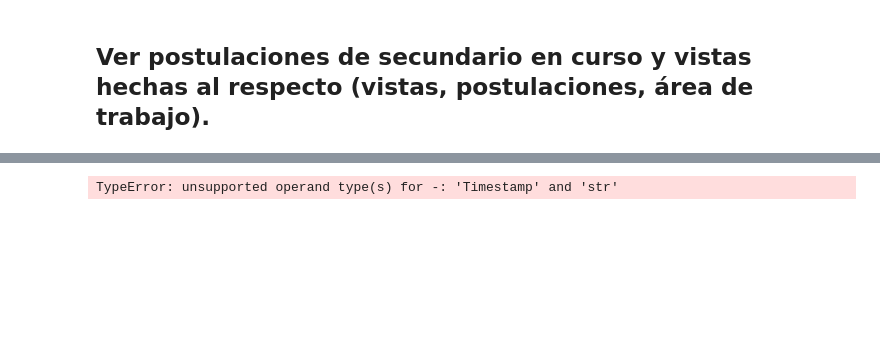
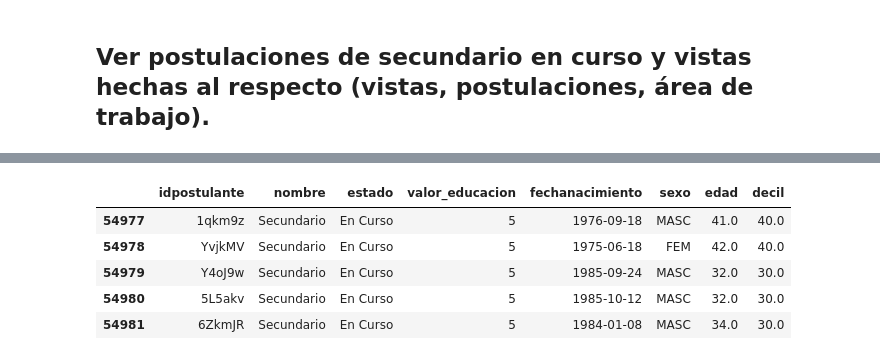
Before and after one commit to PRPablo/dataJobSearches, a Jupyter notebook: exploratoryAnalysis/tp_ariel.ipynb, the cells around one changed output, grey strips where cells are left out. Saved outputs shown, nothing was run; the diff lists cells and outputs as text; code cells hidden in the pictures; blank space fills up the shorter version.

```diff
--- a/exploratoryAnalysis/tp_ariel.ipynb
+++ b/exploratoryAnalysis/tp_ariel.ipynb
@@ -102,6 +130,0 @@ print(now)
-# %%
-pd.to_datetime(postulantes_sec['fechapostulacion'])
-postulantes_sec['age'] = (now - pd.todatepostulantes_sec['fechanacimiento']).astype('<m8[Y]')
-print(postulantes_sec)
-# %% [output]
-TypeError: unsupported operand type(s) for -: 'Timestamp' and 'str'
@@ -107,0 +144,12 @@ TypeError: unsupported operand type(s) for -: 'Timestamp' and 'str'
+# %%
+#obtengo las decadas correspondientes para agrupar
+postulantes_sec['decil'] = np.floor( postulantes_sec['edad'].apply(lambda x: x /10) )
+postulantes_sec['decil'] = postulantes_sec['decil'].apply(lambda x: x*10)
+postulantes_sec.head()
+# %% [output]
+|  | idpostulante | nombre | estado | valor_educacion | fechanacimiento | sexo | edad | decil |
+| 54977 | 1qkm9z | Secundario | En Curso | 5 | 1976-09-18 | MASC | 41.0 | 40.0 |
+| 54978 | YvjkMV | Secundario | En Curso | 5 | 1975-06-18 | FEM | 42.0 | 40.0 |
+| 54979 | Y4oJ9w | Secundario | En Curso | 5 | 1985-09-24 | MASC | 32.0 | 30.0 |
+| 54980 | 5L5akv | Secundario | En Curso | 5 | 1985-10-12 | MASC | 32.0 | 30.0 |
+| 54981 | 6ZkmJR | Secundario | En Curso | 5 | 1984-01-08 | MASC | 34.0 | 30.0 |
```
Also changed, not shown: parts of 14 cells of this notebook.
